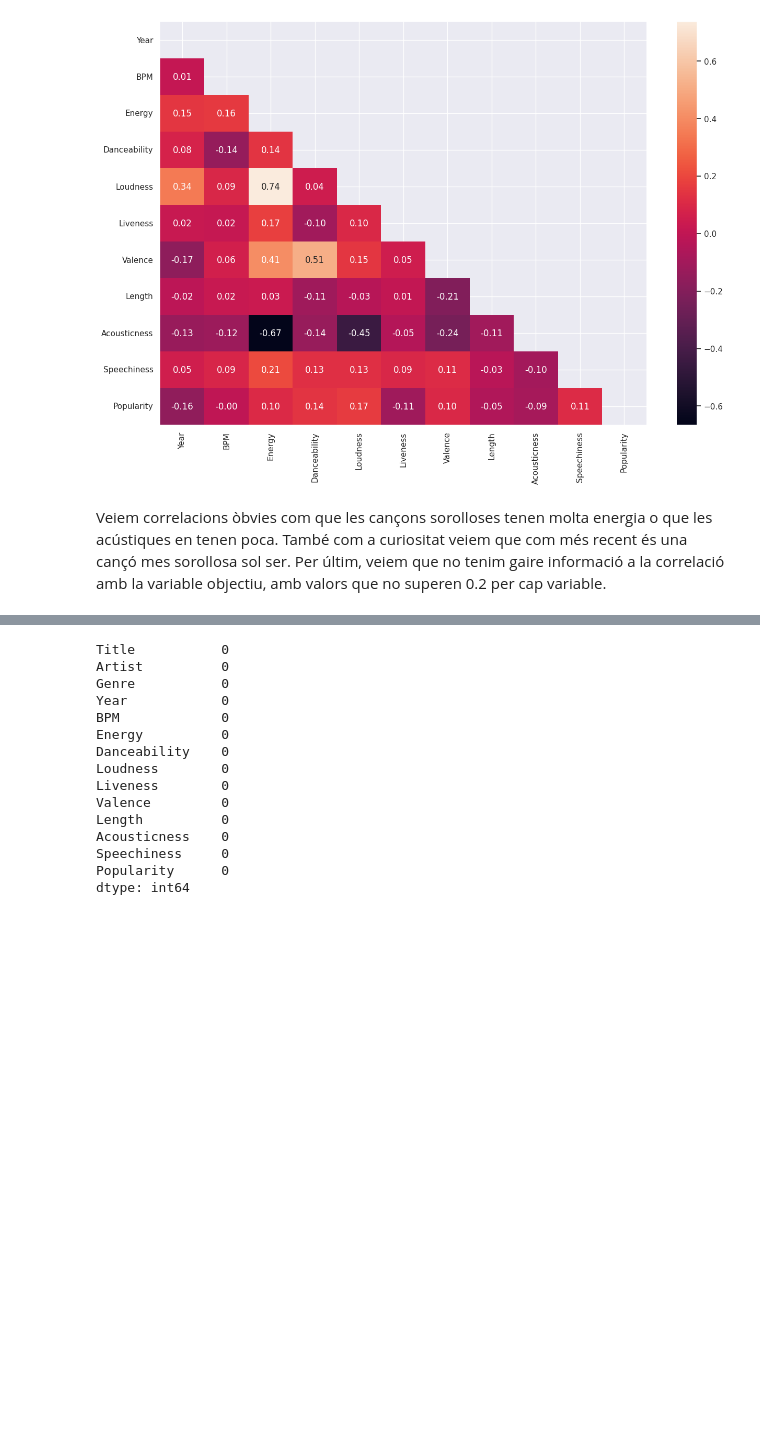
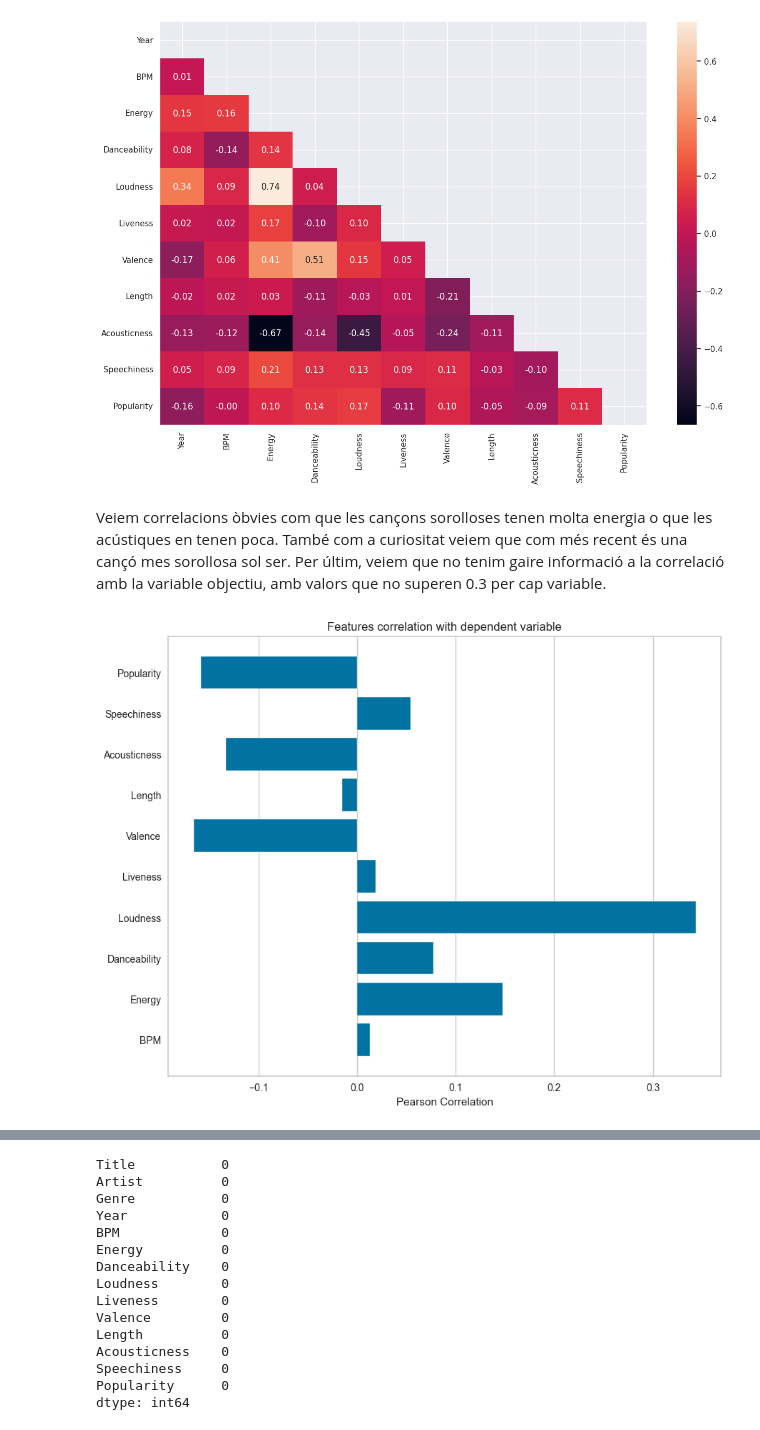
Before and after one commit to ericryhr/APA-PRACTICA, a Jupyter notebook: evaluacion.ipynb, the cells around one changed output, grey strips where cells are left out. Cells and saved outputs as stored; diff of their text form; code cells hidden in the pictures; blank space fills up the shorter version.

```diff
--- a/evaluacion.ipynb
+++ b/evaluacion.ipynb
@@ -76,4 +122,12 @@ sns.heatmap(data = corr ,mask=mask, annot = True, fmt='.2f');
 # %% [output]
 [figure]
 # %% [markdown]
-Veiem correlacions òbvies com que les cançons sorolloses tenen molta energia o que les acústiques en tenen poca. També com a curiositat veiem que com més recent és una cançó mes sorollosa sol ser. Per últim, veiem que no tenim gaire informació a la correlació amb la variable objectiu, amb valors que no superen 0.2 per cap variable.
+Veiem correlacions òbvies com que les cançons sorolloses tenen molta energia o que les acústiques en tenen poca. També com a curiositat veiem que com més recent és una cançó mes sorollosa sol ser. Per últim, veiem que no tenim gaire informació a la correlació amb la variable objectiu, amb valors que no superen 0.3 per cap variable.
+# %%
+from yellowbrick.target.feature_correlation import feature_correlation
+
+plt.figure(figsize=(10,8))
+df_data = df.drop(['Title', 'Artist', 'Genre', 'Year'], axis=1)
+visualizer = feature_correlation(df_data[df_data.columns[:]], df["Year"], labels=list(df_data[df_data.columns[:]].columns), method='pearson');
+# %% [output]
+[figure, added]
```
Also changed, not shown: parts of 8 cells of this notebook.
